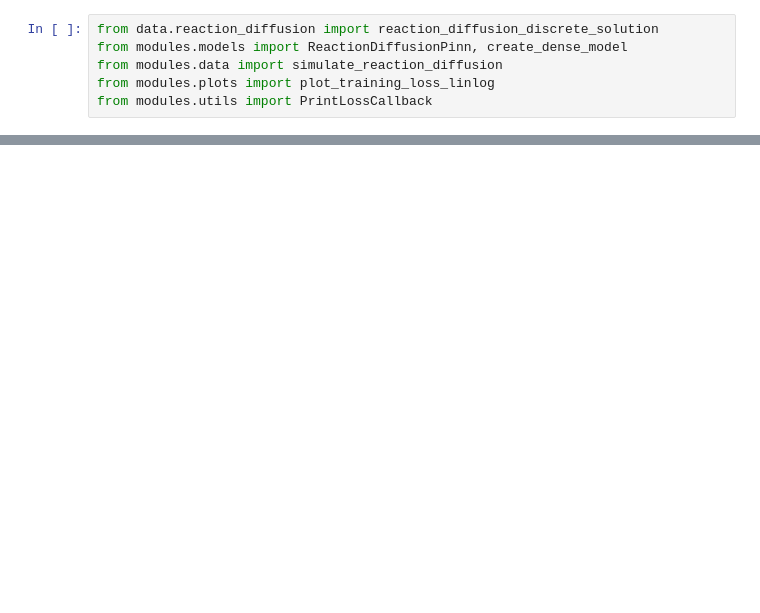
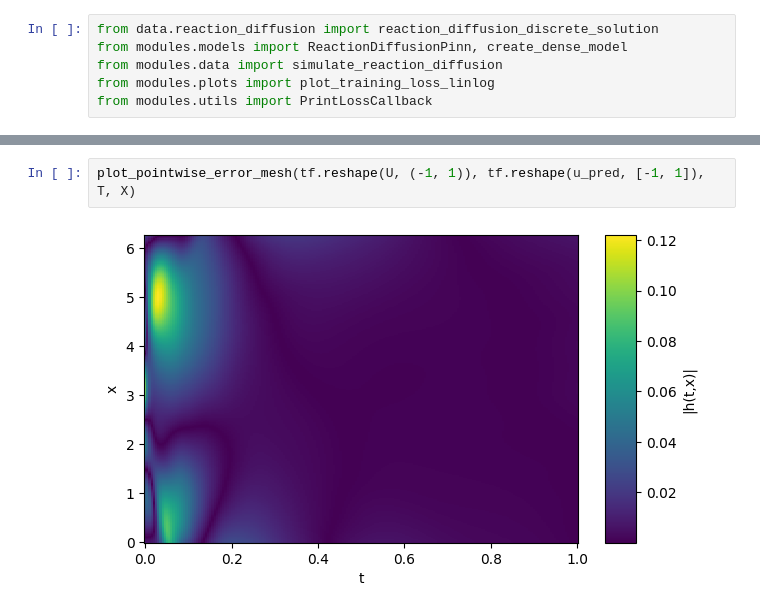
Before and after one commit to nimahsn/pinns_tf2, a Jupyter notebook: reaction_diffusion.ipynb, the cells around one changed output, grey strips where cells are left out. Saved outputs shown, nothing was run; the diff lists cells and outputs as text; blank space fills up the shorter version.

```diff
--- a/reaction_diffusion.ipynb
+++ b/reaction_diffusion.ipynb
@@ -80,0 +111,4 @@ u_pred.shape
+# %%
+plot_pointwise_error_mesh(tf.reshape(U, (-1, 1)), tf.reshape(u_pred, [-1, 1]), T, X)
+# %% [output]
+[figure, added]
```
Also changed, not shown: parts of 12 cells of this notebook.
